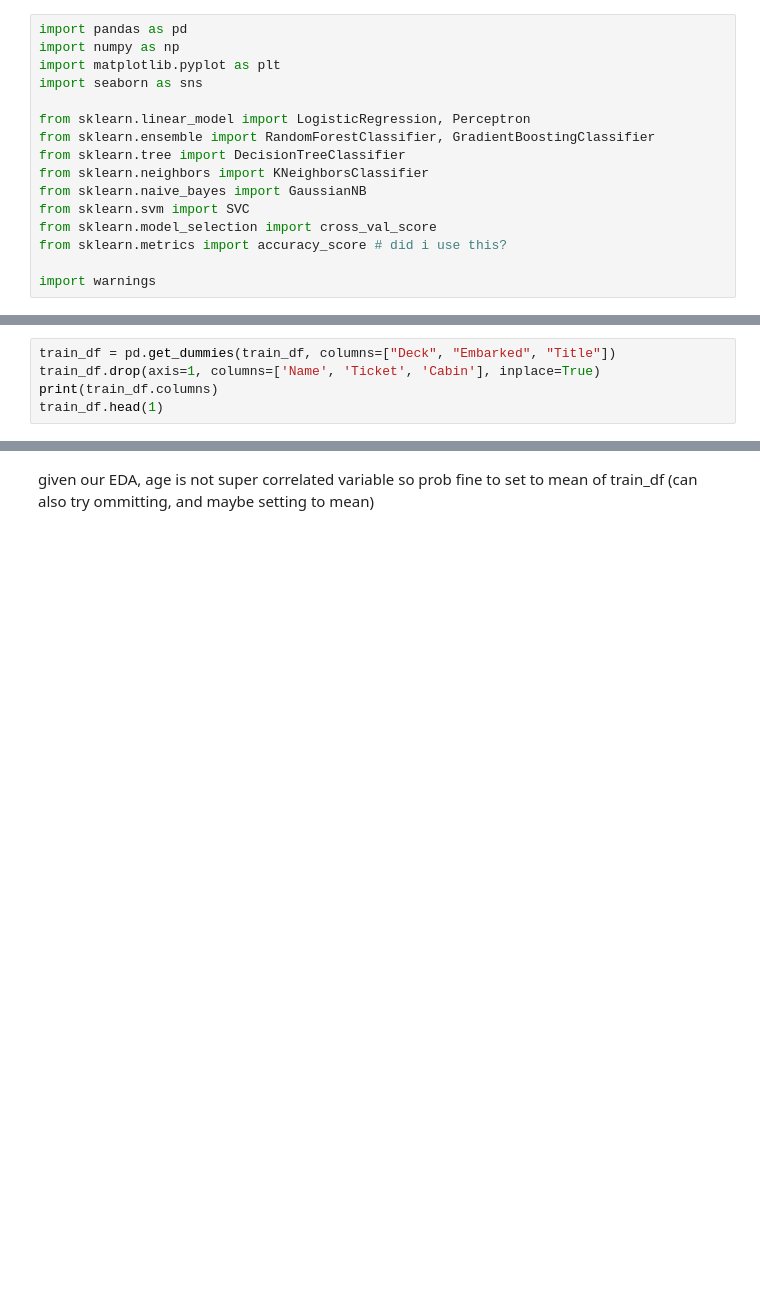
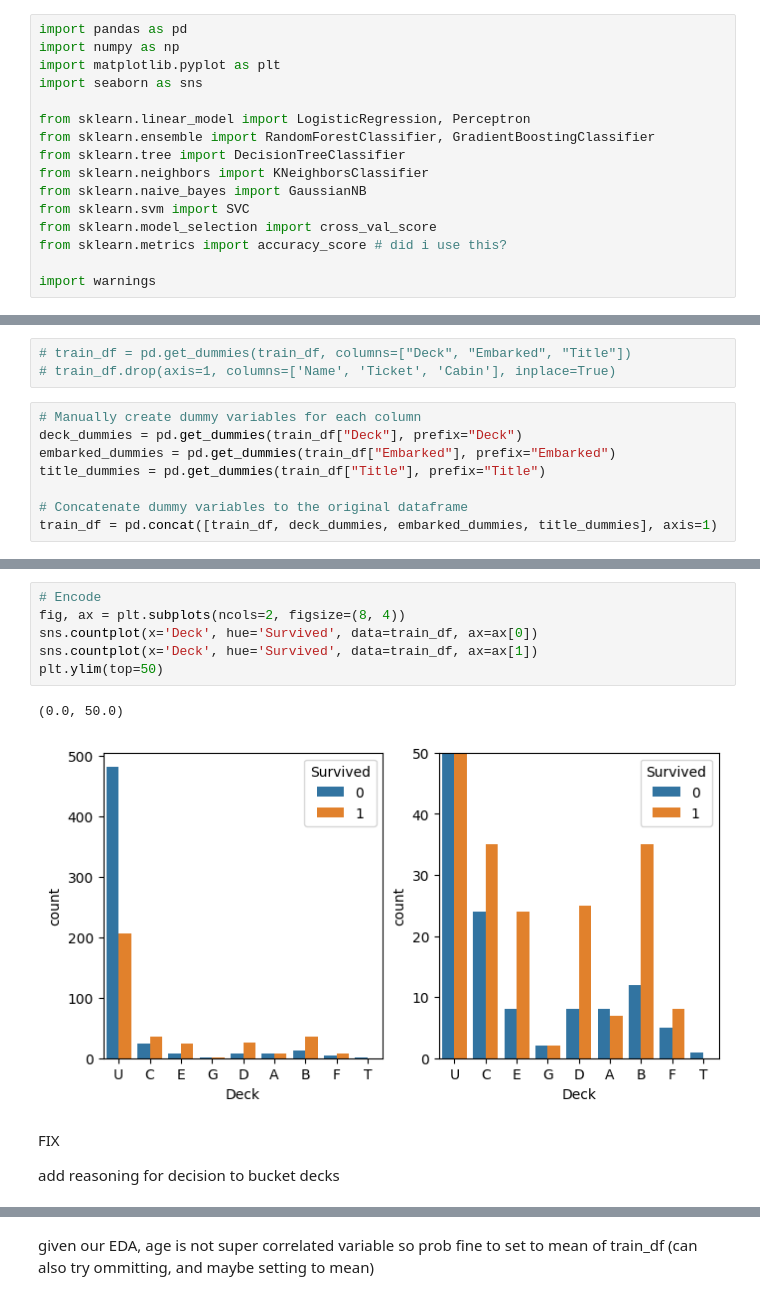
Before and after one commit to ejwang8/titanic-eda-modelling, a Jupyter notebook: titanic-eda-modelling.ipynb, the cells around one changed output, grey strips where cells are left out. Cells and saved outputs as stored; diff of their text form; blank space fills up the shorter version.

```diff
--- a/titanic-eda-modelling.ipynb
+++ b/titanic-eda-modelling.ipynb
@@ -184,5 +294,11 @@ then add dummy data for categories like embarked
 # %%
-train_df = pd.get_dummies(train_df, columns=["Deck", "Embarked", "Title"])
-train_df.drop(axis=1, columns=['Name', 'Ticket', 'Cabin'], inplace=True)
-print(train_df.columns)
-train_df.head(1)
+# train_df = pd.get_dummies(train_df, columns=["Deck", "Embarked", "Title"])
+# train_df.drop(axis=1, columns=['Name', 'Ticket', 'Cabin'], inplace=True)
+# %%
+# Manually create dummy variables for each column
+deck_dummies = pd.get_dummies(train_df["Deck"], prefix="Deck")
+embarked_dummies = pd.get_dummies(train_df["Embarked"], prefix="Embarked")
+title_dummies = pd.get_dummies(train_df["Title"], prefix="Title")
+
+# Concatenate dummy variables to the original dataframe
+train_df = pd.concat([train_df, deck_dummies, embarked_dummies, title_dummies], axis=1)
@@ -195 +322,14 @@ sns.heatmap(corr, annot=True, fmt=".2f", cmap="coolwarm")
+# %%
+# Encode
+fig, ax = plt.subplots(ncols=2, figsize=(8, 4))
+sns.countplot(x='Deck', hue='Survived', data=train_df, ax=ax[0])
+sns.countplot(x='Deck', hue='Survived', data=train_df, ax=ax[1])
+plt.ylim(top=50)
+# %% [output]
+(0.0, 50.0)
+[figure, added]
+# %% [markdown]
+FIX
+
+add reasoning for decision to bucket decks
 # %% [markdown]
```
Also changed, not shown: parts of 51 cells of this notebook.
